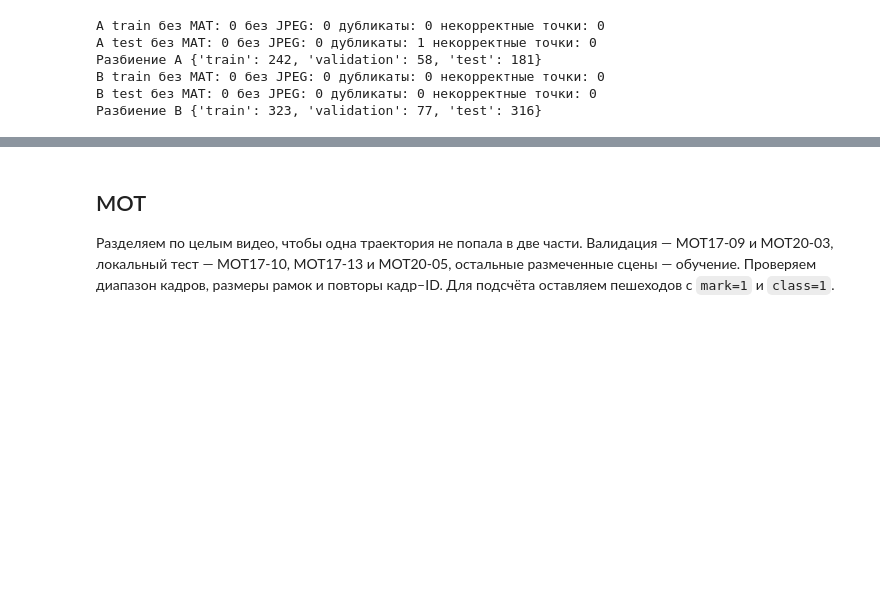
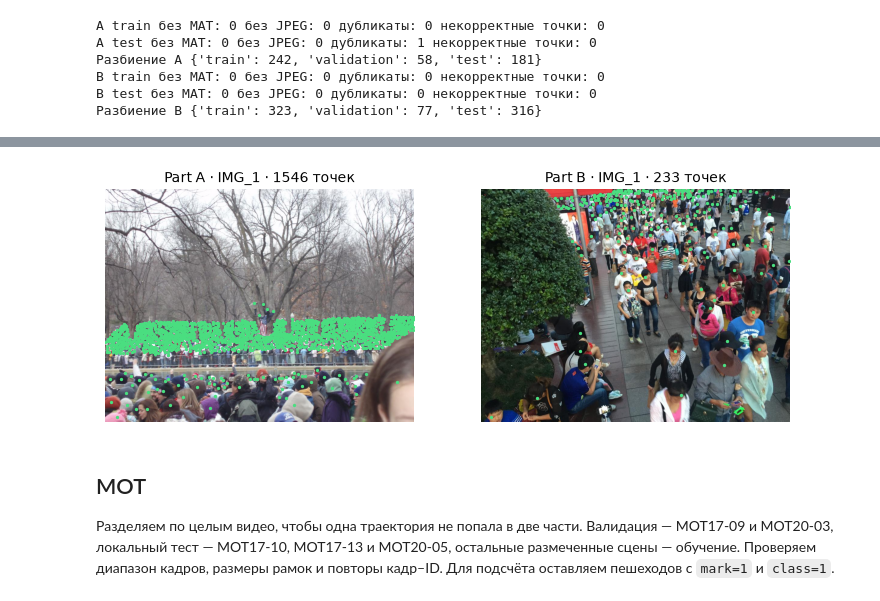
Before and after one commit to golivuud/queue-counter, a Jupyter notebook: 02.ipynb, the cells around one changed output, grey strips where cells are left out. Saved outputs shown, nothing was run; the diff lists cells and outputs as text; code cells hidden in the pictures; blank space fills up the shorter version.

```diff
--- a/02.ipynb
+++ b/02.ipynb
@@ -55,3 +59,18 @@ B test без MAT: 0 без JPEG: 0 дубликаты: 0 некорректны
+# %%
+fig, axes = plt.subplots(1, 2, figsize=(9, 3.2), dpi=85)
+for part, ax in zip(("A", "B"), axes):
+    directory = next(data.joinpath("ShanghaiTech").rglob(f"part_{part}")) / "train_data"
+    image_path = directory / "images/IMG_1.jpg"
+    annotation = next(directory.glob("ground*")) / "GT_IMG_1.mat"
+    pixels = loadmat(annotation)["image_info"][0, 0][0, 0][0]
+    ax.imshow(plt.imread(image_path))
+    ax.scatter(pixels[:, 0], pixels[:, 1], s=8, color="#4ade80", linewidths=0)
+    ax.set_title(f"Part {part} · IMG_1 · {len(pixels)} точек")
+    ax.axis("off")
+fig.tight_layout()
+plt.show()
+# %% [output]
+[figure, added]
 # %% [markdown]
 ## MOT
 Разделяем по целым видео, чтобы одна траектория не попала в две части. Валидация — MOT17-09 и MOT20-03, локальный тест — MOT17-10, MOT17-13 и MOT20-05, остальные размеченные сцены — обучение. Проверяем диапазон кадров, размеры рамок и повторы кадр–ID. Для подсчёта оставляем пешеходов с `mark=1` и `class=1`.
```
Also changed, not shown: parts of 4 cells of this notebook, 2 other files.
